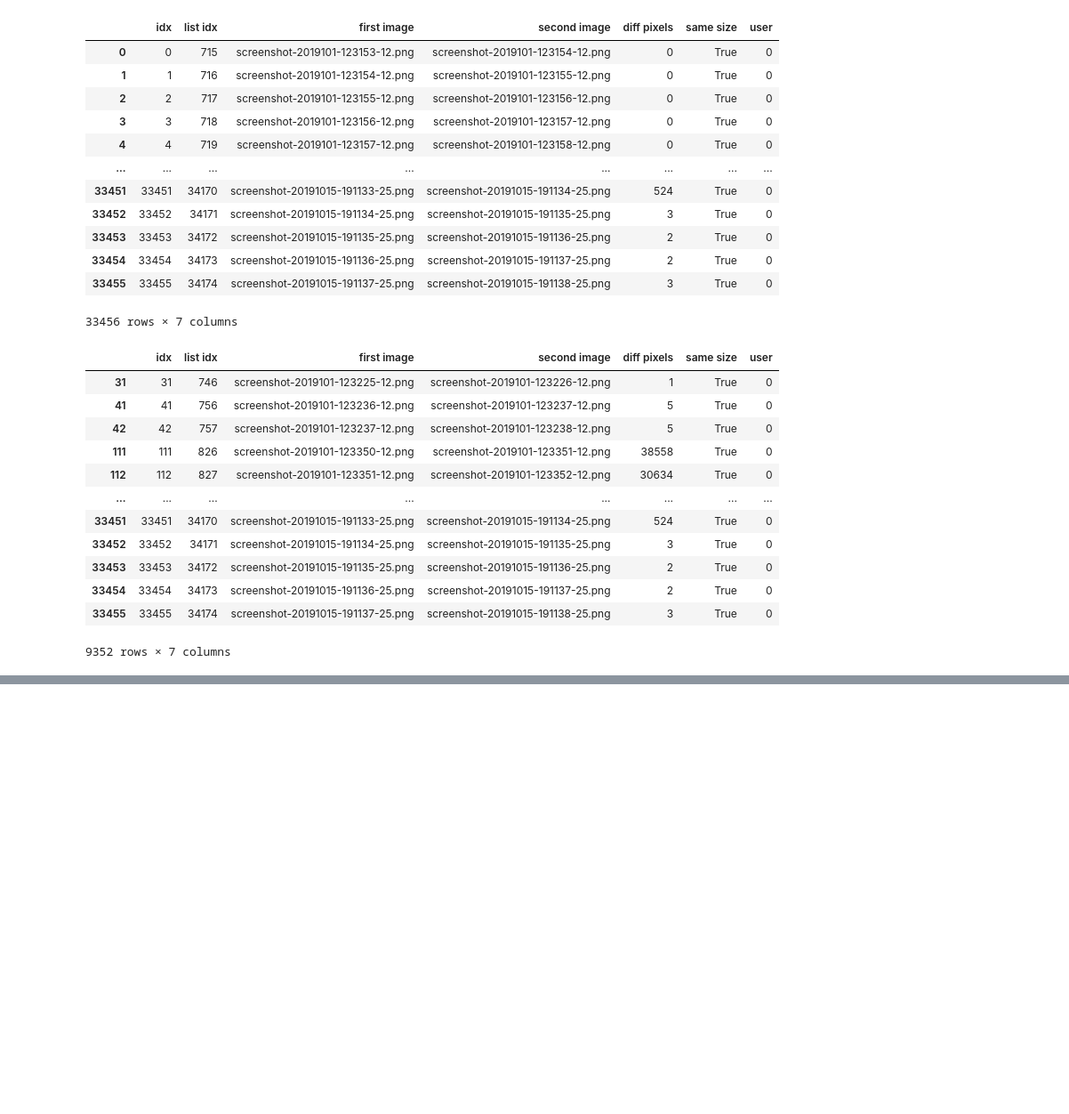
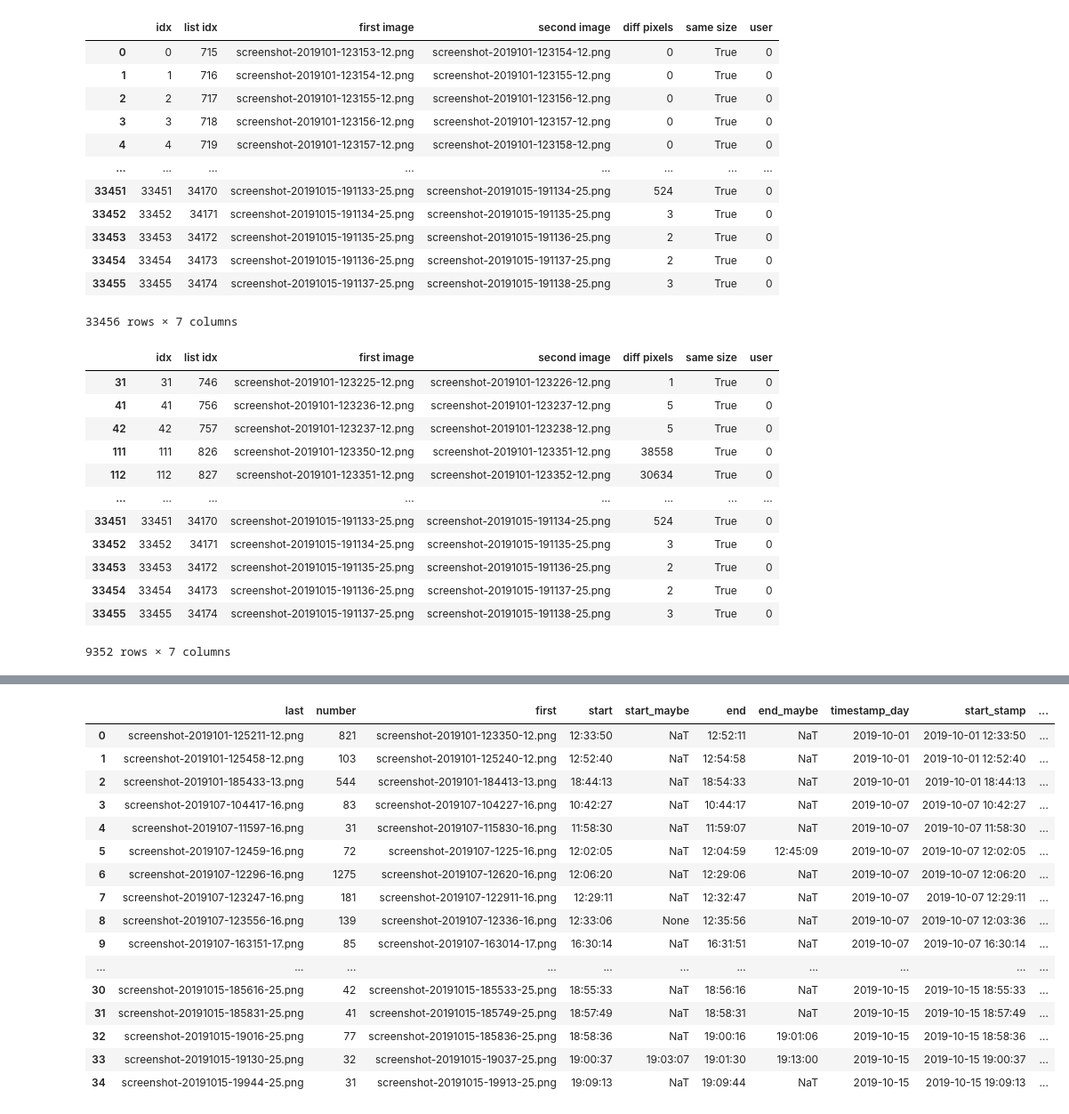
Before and after one commit to boku-ilen/darknet, a Jupyter notebook: _3DOFAnalysis/WorkshopsScreenshotsWithMovement.ipynb, the cells around one changed output, grey strips where cells are left out. Shown at 89% size. Saved outputs shown, nothing was run; the diff lists cells and outputs as text; code cells hidden in the pictures; blank space fills up the shorter version.

```diff
--- a/_3DOFAnalysis/WorkshopsScreenshotsWithMovement.ipynb
+++ b/_3DOFAnalysis/WorkshopsScreenshotsWithMovement.ipynb
@@ -167,0 +382,15 @@ df_first_last
+# %%
+#start_maybe_stamp = pd.to_datetime((df_first_last['timestamp_day'] + ' ' + df_first_last['start_maybe']))
+#print(start_maybe_stamp)
+
+df_first_last['start_stamp'] = pd.to_datetime((df_first_last['timestamp_day'] + ' ' + df_first_last['start']))
+df_first_last['end_stamp'] = pd.to_datetime((df_first_last['timestamp_day'] + ' ' + df_first_last['end']))
+df_first_last['start_maybe_stamp'] = pd.to_datetime((df_first_last['timestamp_day'] + ' ' + df_first_last['start_maybe']))
+df_first_last['end_maybe_stamp'] = pd.to_datetime((df_first_last['timestamp_day'] + ' ' + df_first_last['end_maybe']))
+
+df_first_last['start'] = pd.to_datetime((df_first_last['start']), format='%H:%M:%S').dt.time
+df_first_last['end'] = pd.to_datetime((df_first_last['end']), format='%H:%M:%S').dt.time
+df_first_last['start_maybe'] = pd.to_datetime((df_first_last['start_maybe']), format='%H:%M:%S').dt.time
+df_first_last['end_maybe'] = pd.to_datetime((df_first_last['end_maybe']), format='%H:%M:%S').dt.time
+
+df_first_last.dtypes
@@ -167,0 +424,7 @@ df_first_last
+# %%
+# correct the rest of rows using number of images (~image per second)
+not_sure_times = df_first_last[~pd.isnull(df_first_last['start_maybe'])]
+not_sure_times = not_sure_times.append(df_first_last[~pd.isnull(df_first_last['end_maybe'])])
+
+not_sure_times = not_sure_times[:-1]
+not_sure_times
@@ -167,0 +441,8 @@ df_first_last
+# %%
+for idx in [5, 8, 10, 13, 19, 23, 32, 33]:
+    end_start = not_sure_times.loc[idx, 'end_stamp'] - not_sure_times.loc[idx, 'start_stamp']
+    end_maybe_start = not_sure_times.loc[idx, 'end_maybe_stamp'] - not_sure_times.loc[idx, 'start_stamp']
+    end_start_maybe = not_sure_times.loc[idx, 'end_stamp'] - not_sure_times.loc[idx, 'start_maybe_stamp']
+    end_maybe_start_maybe = not_sure_times.loc[idx, 'end_maybe_stamp'] - not_sure_times.loc[idx, 'start_maybe_stamp']
+    print('idx: {}, number: {}, end-start: {}, end_maybe-start: {}, end_start-maybe: {}, end-maybe_start-maybe: {}'
+          .format(idx, not_sure_times.loc[idx, 'number'], end_start, end_maybe_start, end_start_maybe, end_maybe_start_maybe))
@@ -167,0 +458,24 @@ df_first_last
+# %%
+# take start_maybe for 8, 10, 19, 23
+for idx in [8, 10, 19, 23]:
+    df_first_last.loc[idx, 'start'] = df_first_last.loc[idx, 'start_maybe']
+    df_first_last.loc[idx, 'start_maybe'] = None
+df_first_last
+# %% [output]
+|  | last | number | first | start | start_maybe | end | end_maybe | timestamp_day | start_stamp | ... |
+| 0 | screenshot-2019101-125211-12.png | 821 | screenshot-2019101-123350-12.png | 12:33:50 | NaT | 12:52:11 | NaT | 2019-10-01 | 2019-10-01 12:33:50 | ... |
+| 1 | screenshot-2019101-125458-12.png | 103 | screenshot-2019101-125240-12.png | 12:52:40 | NaT | 12:54:58 | NaT | 2019-10-01 | 2019-10-01 12:52:40 | ... |
+| 2 | screenshot-2019101-185433-13.png | 544 | screenshot-2019101-184413-13.png | 18:44:13 | NaT | 18:54:33 | NaT | 2019-10-01 | 2019-10-01 18:44:13 | ... |
+| 3 | screenshot-2019107-104417-16.png | 83 | screenshot-2019107-104227-16.png | 10:42:27 | NaT | 10:44:17 | NaT | 2019-10-07 | 2019-10-07 10:42:27 | ... |
+| 4 | screenshot-2019107-11597-16.png | 31 | screenshot-2019107-115830-16.png | 11:58:30 | NaT | 11:59:07 | NaT | 2019-10-07 | 2019-10-07 11:58:30 | ... |
+| 5 | screenshot-2019107-12459-16.png | 72 | screenshot-2019107-1225-16.png | 12:02:05 | NaT | 12:04:59 | 12:45:09 | 2019-10-07 | 2019-10-07 12:02:05 | ... |
+| 6 | screenshot-2019107-12296-16.png | 1275 | screenshot-2019107-12620-16.png | 12:06:20 | NaT | 12:29:06 | NaT | 2019-10-07 | 2019-10-07 12:06:20 | ... |
+| 7 | screenshot-2019107-123247-16.png | 181 | screenshot-2019107-122911-16.png | 12:29:11 | NaT | 12:32:47 | NaT | 2019-10-07 | 2019-10-07 12:29:11 | ... |
+| 8 | screenshot-2019107-123556-16.png | 139 | screenshot-2019107-12336-16.png | 12:33:06 | None | 12:35:56 | NaT | 2019-10-07 | 2019-10-07 12:03:36 | ... |
+| 9 | screenshot-2019107-163151-17.png | 85 | screenshot-2019107-163014-17.png | 16:30:14 | NaT | 16:31:51 | NaT | 2019-10-07 | 2019-10-07 16:30:14 | ... |
+| ... | ... | ... | ... | ... | ... | ... | ... | ... | ... | ... |
+| 30 | screenshot-20191015-185616-25.png | 42 | screenshot-20191015-185533-25.png | 18:55:33 | NaT | 18:56:16 | NaT | 2019-10-15 | 2019-10-15 18:55:33 | ... |
+| 31 | screenshot-20191015-185831-25.png | 41 | screenshot-20191015-185749-25.png | 18:57:49 | NaT | 18:58:31 | NaT | 2019-10-15 | 2019-10-15 18:57:49 | ... |
+| 32 | screenshot-20191015-19016-25.png | 77 | screenshot-20191015-185836-25.png | 18:58:36 | NaT | 19:00:16 | 19:01:06 | 2019-10-15 | 2019-10-15 18:58:36 | ... |
+| 33 | screenshot-20191015-19130-25.png | 32 | screenshot-20191015-19037-25.png | 19:00:37 | 19:03:07 | 19:01:30 | 19:13:00 | 2019-10-15 | 2019-10-15 19:00:37 | ... |
+| 34 | screenshot-20191015-19944-25.png | 31 | screenshot-20191015-19913-25.png | 19:09:13 | NaT | 19:09:44 | NaT | 2019-10-15 | 2019-10-15 19:09:13 | ... |
```
Also changed, not shown: parts of 25 cells of this notebook.
